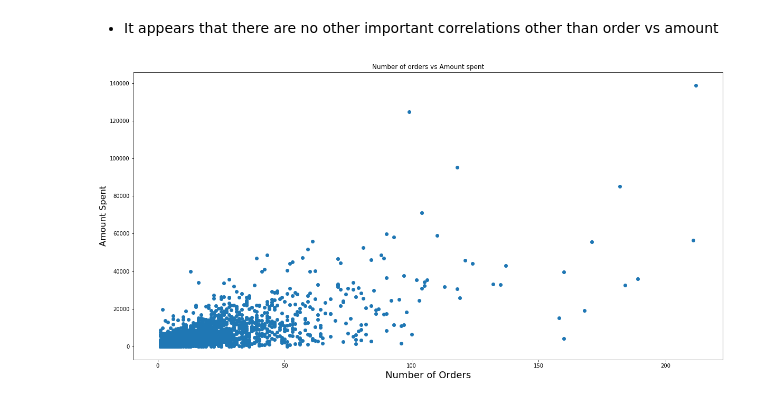
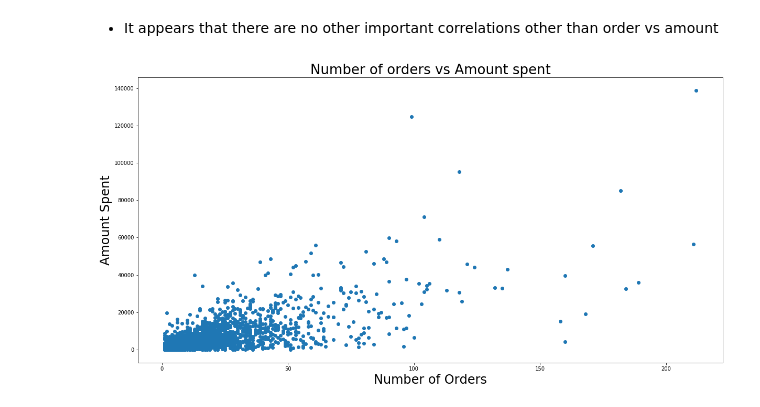
Before and after one commit to nsudhanva/swiggy, a Jupyter notebook: index.ipynb, the cells around one changed output. Drawn from its saved outputs; the diff is of its cells as text; code cells hidden in the pictures.

```diff
--- a/index.ipynb
+++ b/index.ipynb
@@ -179,10 +182,10 @@ df.corr()
 * It appears that there are no other important correlations other than order vs amount
 # %%
 plt.figure(figsize=(20,10))
-plt.title('Number of orders vs Amount spent')
-plt.xlabel('Number of Orders', fontsize=18)
-plt.ylabel('Amount Spent', fontsize=16)
+plt.title('Number of orders vs Amount spent', fontsize=26)
+plt.xlabel('Number of Orders', fontsize=24)
+plt.ylabel('Amount Spent', fontsize=24)
 plt.scatter(df['no_of_orders'], df['amount'])
 plt.show()
 # %% [output]
-[figure, old version]
+[figure, new version]
```
Also changed, not shown: parts of 29 cells of this notebook, 1 other file.
